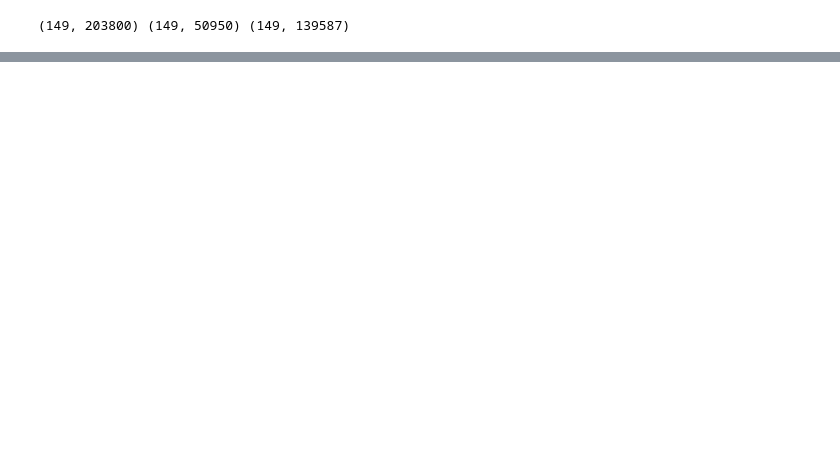
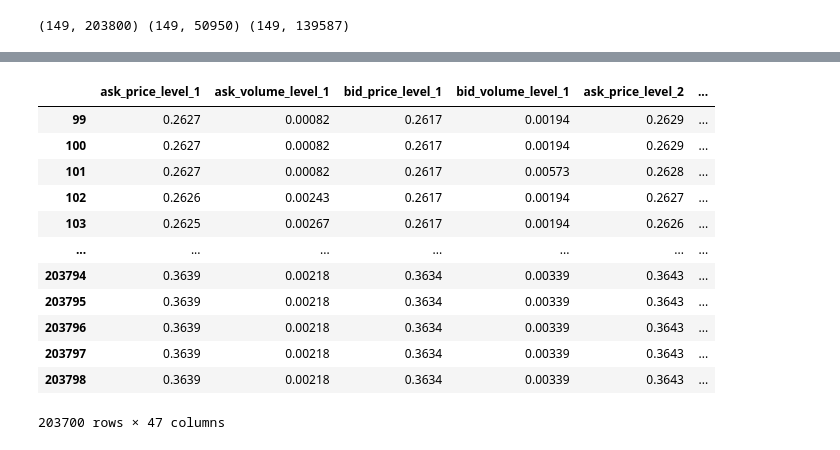
Before and after one commit to matthias-wyss/ML-Project-2-temp, a Jupyter notebook: data_analysis_william.ipynb, the cells around one changed output, grey strips where cells are left out. Drawn from its saved outputs; the diff is of its cells as text; code cells hidden in the pictures; blank space fills up the shorter version.

```diff
--- a/data_analysis_william.ipynb
+++ b/data_analysis_william.ipynb
@@ -88,3 +104,19 @@ df_x_volatility = create_volatility_label(df_x, [10, 20, 30, 50, 100])
+# %%
+df_volatility
+# %% [output]
+|  | ask_price_level_1 | ask_volume_level_1 | bid_price_level_1 | bid_volume_level_1 | ask_price_level_2 | ... |
+| 99 | 0.2627 | 0.00082 | 0.2617 | 0.00194 | 0.2629 | ... |
+| 100 | 0.2627 | 0.00082 | 0.2617 | 0.00194 | 0.2629 | ... |
+| 101 | 0.2627 | 0.00082 | 0.2617 | 0.00573 | 0.2628 | ... |
+| 102 | 0.2626 | 0.00243 | 0.2617 | 0.00194 | 0.2627 | ... |
+| 103 | 0.2625 | 0.00267 | 0.2617 | 0.00194 | 0.2626 | ... |
+| ... | ... | ... | ... | ... | ... | ... |
+| 203794 | 0.3639 | 0.00218 | 0.3634 | 0.00339 | 0.3643 | ... |
+| 203795 | 0.3639 | 0.00218 | 0.3634 | 0.00339 | 0.3643 | ... |
+| 203796 | 0.3639 | 0.00218 | 0.3634 | 0.00339 | 0.3643 | ... |
+| 203797 | 0.3639 | 0.00218 | 0.3634 | 0.00339 | 0.3643 | ... |
+| 203798 | 0.3639 | 0.00218 | 0.3634 | 0.00339 | 0.3643 | ... |
+203700 rows × 47 columns
 # %%
 import matplotlib.pyplot as plt
 
```
Also changed, not shown: parts of 3 cells of this notebook.
